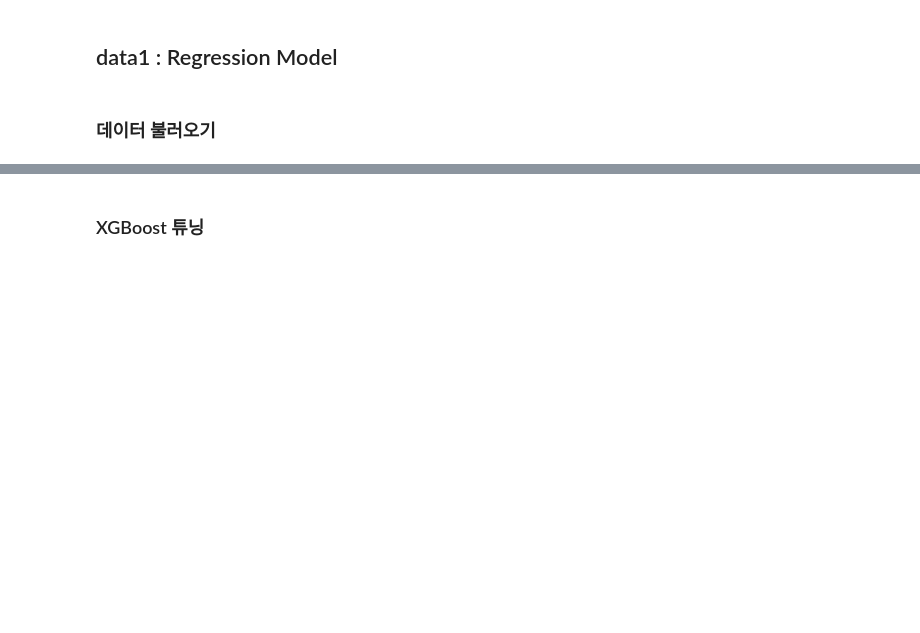
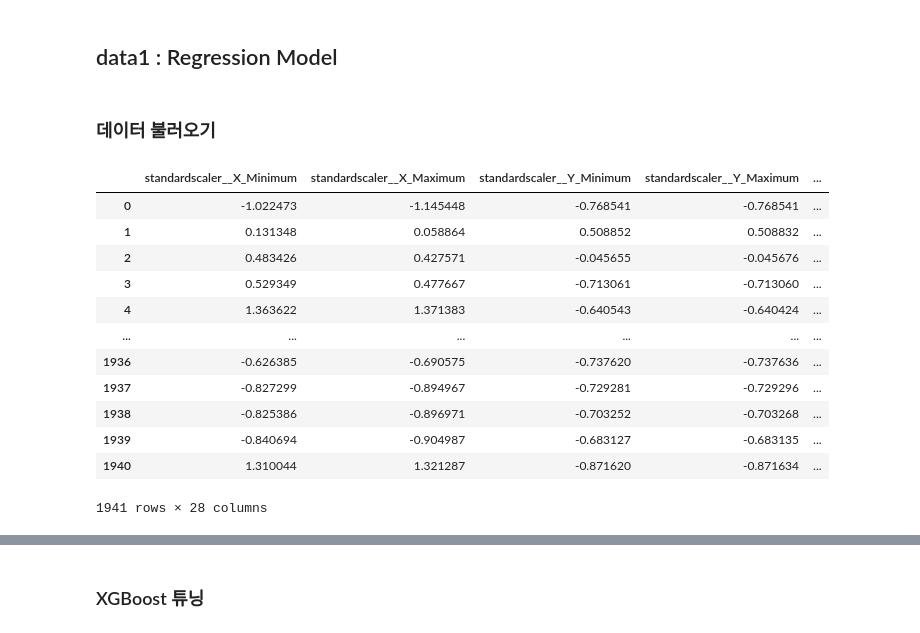
Before and after one commit to KHP95/AIB_TP1, a Jupyter notebook: modeling.ipynb, the cells around one changed output, grey strips where cells are left out. Cells and saved outputs as stored; diff of their text form; code cells hidden in the pictures; blank space fills up the shorter version.

```diff
--- a/modeling.ipynb
+++ b/modeling.ipynb
@@ -35,4 +35,29 @@ import plotly
 ## data1 : Regression Model
 # %% [markdown]
 ### 데이터 불러오기
+# %%
+df = pd.read_csv('data/mulit_classification_data.csv')
+X = df.copy()
+y = df.iloc[:,27:]
+if 'TypeOfSteel_A400' in X:
+    X.drop(columns='TypeOfSteel_A400')
+for col in y.columns:
+    if col in X:
+        X.drop(columns=col, inplace=True)
+
+data3_ct.transform(X)
+# %% [output]
+|  | standardscaler__X_Minimum | standardscaler__X_Maximum | standardscaler__Y_Minimum | standardscaler__Y_Maximum | ... |
+| 0 | -1.022473 | -1.145448 | -0.768541 | -0.768541 | ... |
+| 1 | 0.131348 | 0.058864 | 0.508852 | 0.508832 | ... |
+| 2 | 0.483426 | 0.427571 | -0.045655 | -0.045676 | ... |
+| 3 | 0.529349 | 0.477667 | -0.713061 | -0.713060 | ... |
+| 4 | 1.363622 | 1.371383 | -0.640543 | -0.640424 | ... |
+| ... | ... | ... | ... | ... | ... |
+| 1936 | -0.626385 | -0.690575 | -0.737620 | -0.737636 | ... |
+| 1937 | -0.827299 | -0.894967 | -0.729281 | -0.729296 | ... |
+| 1938 | -0.825386 | -0.896971 | -0.703252 | -0.703268 | ... |
+| 1939 | -0.840694 | -0.904987 | -0.683127 | -0.683135 | ... |
+| 1940 | 1.310044 | 1.321287 | -0.871620 | -0.871634 | ... |
+1941 rows × 28 columns
 # %%
```
Also changed, not shown: parts of 18 cells of this notebook, 12 other files.
